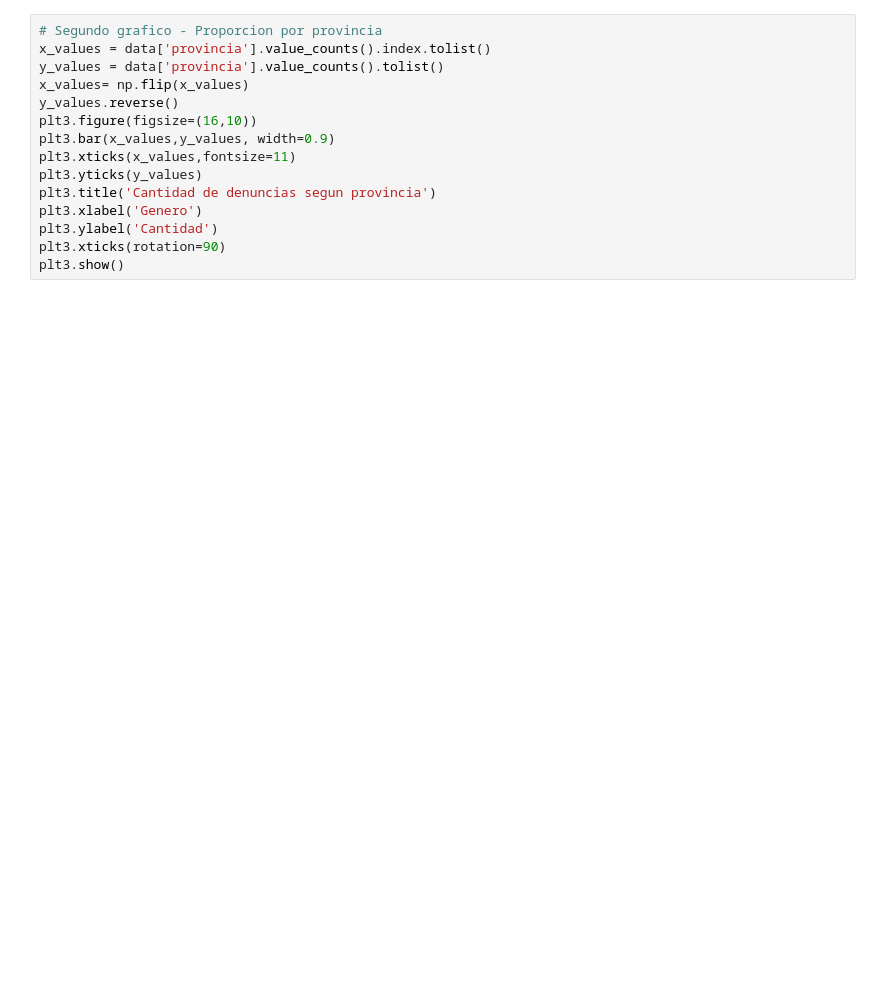
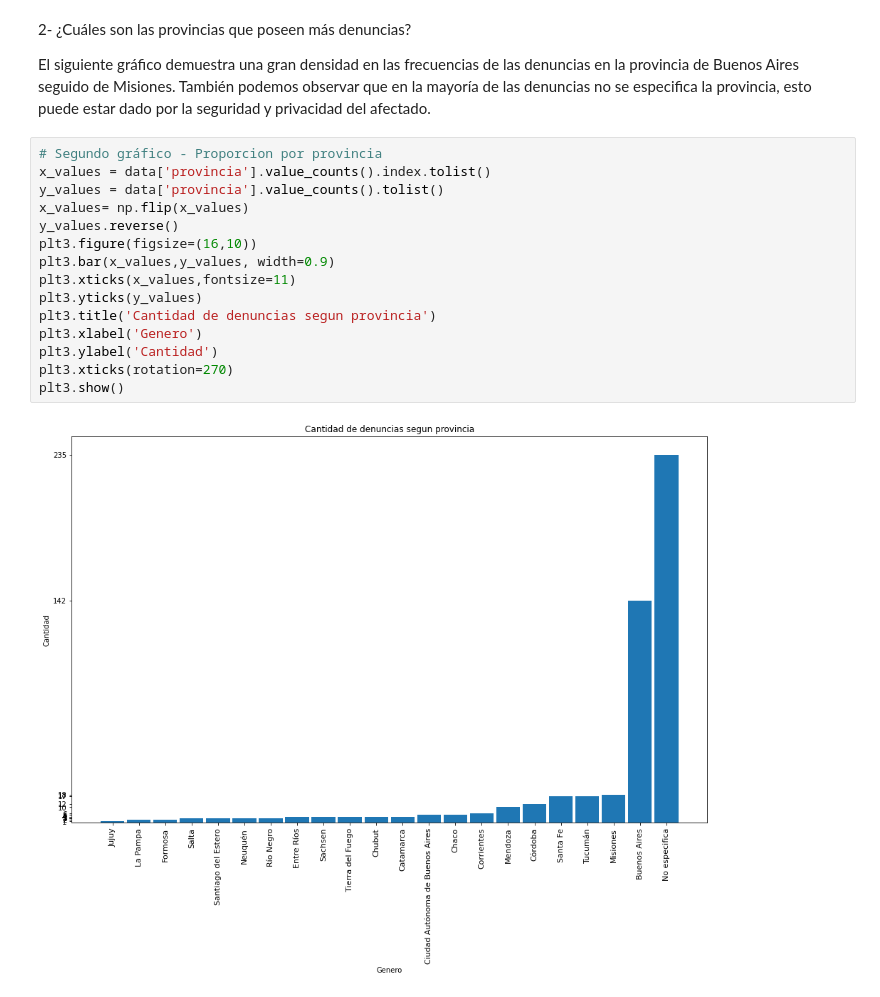
Before and after one commit to opantojah/-tallerDeTecnologiaDeSoporteInformatico-, a Jupyter notebook: TP7/notebooks/main.ipynb, the cells around one changed output. Saved outputs shown, nothing was run; the diff lists cells and outputs as text; blank space fills up the shorter version.

```diff
--- a/TP7/notebooks/main.ipynb
+++ b/TP7/notebooks/main.ipynb
@@ -69,15 +87,24 @@ plt1.show()
+# %% [markdown]
+2- ¿Cuáles son las provincias que poseen más denuncias?
+
+El siguiente gráfico demuestra una gran densidad en las frecuencias de las denuncias en
+la provincia de Buenos Aires seguido de Misiones. También podemos observar que en la
+mayoría de las denuncias no se especifica la provincia, esto puede estar dado por la seguridad
+y privacidad del afectado.
 # %%
-# Segundo grafico - Proporcion por provincia
+# Segundo gráfico - Proporcion por provincia
 x_values = data['provincia'].value_counts().index.tolist()
 y_values = data['provincia'].value_counts().tolist()
 x_values= np.flip(x_values)
 y_values.reverse()
 plt3.figure(figsize=(16,10))
 plt3.bar(x_values,y_values, width=0.9)
 plt3.xticks(x_values,fontsize=11)
 plt3.yticks(y_values)
 plt3.title('Cantidad de denuncias segun provincia')
 plt3.xlabel('Genero')
 plt3.ylabel('Cantidad')
-plt3.xticks(rotation=90)
+plt3.xticks(rotation=270)
 plt3.show()
+# %% [output]
+[figure, added]
```
Also changed, not shown: parts of 17 cells of this notebook.
